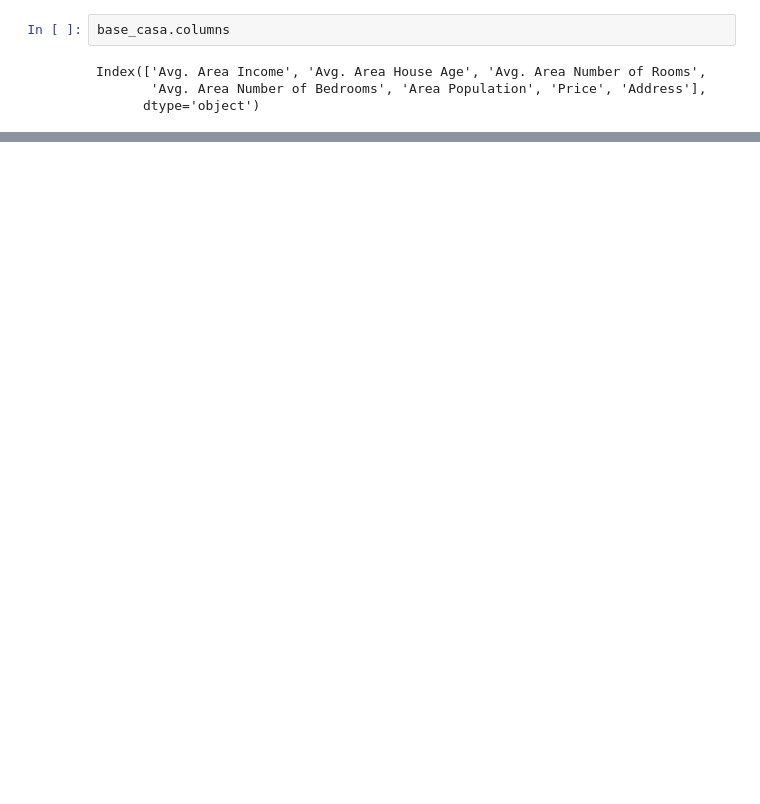
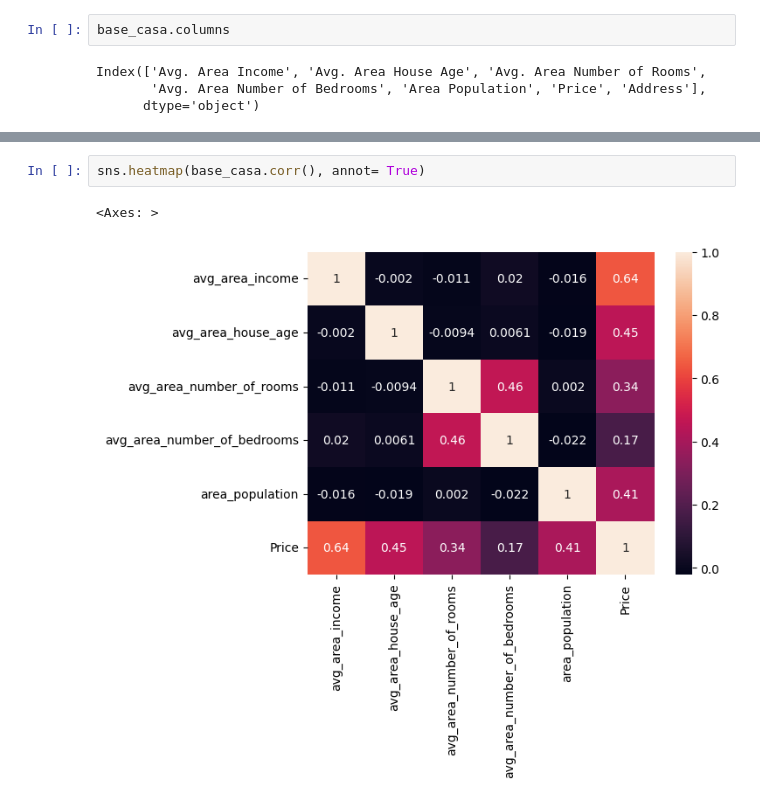
Before and after one commit to FelipeNunesReis/ProjetosRegress-o, a Jupyter notebook: ProjetoRegressão.ipynb, the cells around one changed output, grey strips where cells are left out. Drawn from its saved outputs; the diff is of its cells as text; blank space fills up the shorter version.

```diff
--- a/ProjetoRegressão.ipynb
+++ b/ProjetoRegressão.ipynb
@@ -110,0 +127,5 @@ base_casa.head()
+# %%
+sns.heatmap(base_casa.corr(), annot= True)
+# %% [output]
+<Axes: >
+[figure, added]
```
Also changed, not shown: parts of 7 cells of this notebook.
